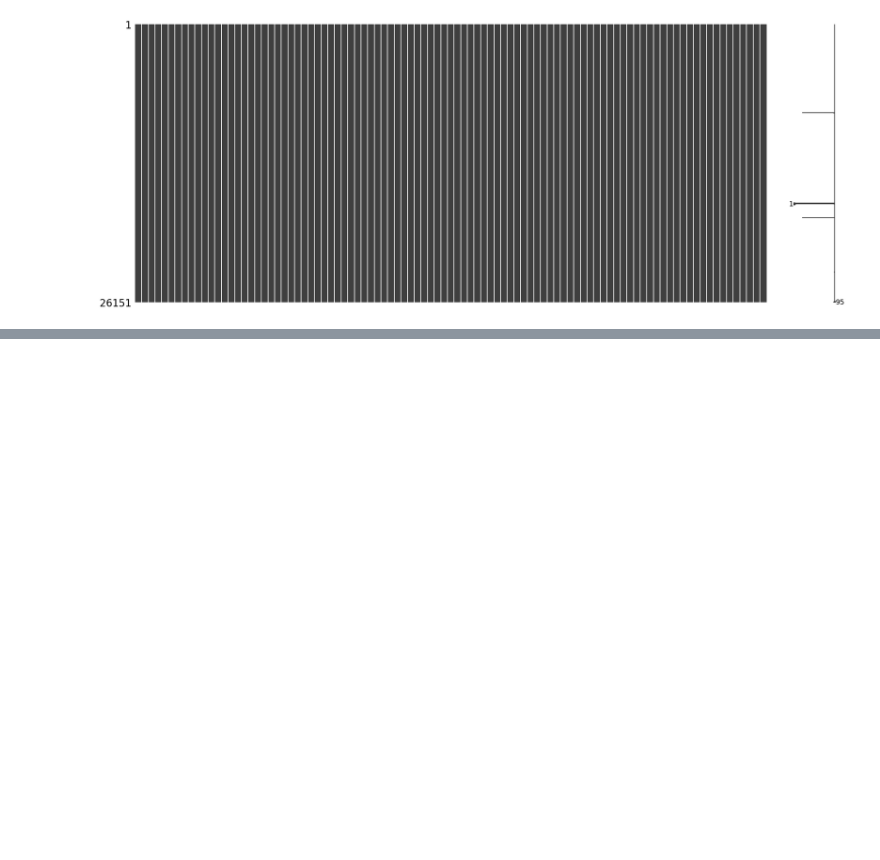
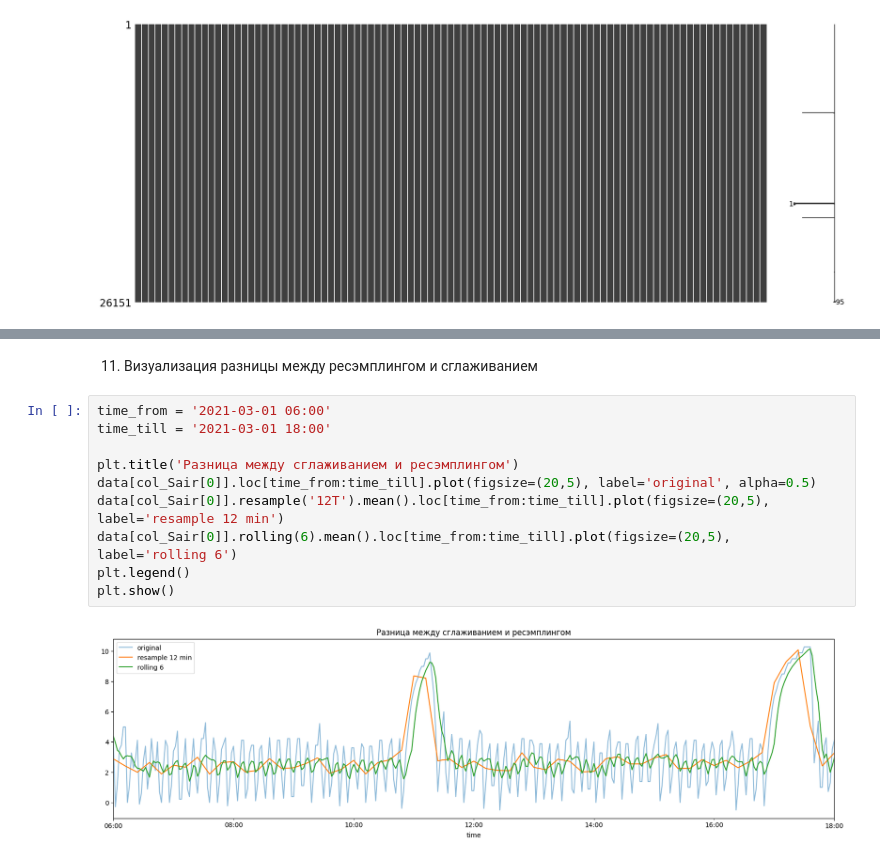
Before and after one commit to Lil-Poha/analise_data, a Jupyter notebook: 2_task/task2.ipynb, the cells around one changed output, grey strips where cells are left out. Drawn from its saved outputs; the diff is of its cells as text; blank space fills up the shorter version.

```diff
--- a/2_task/task2.ipynb
+++ b/2_task/task2.ipynb
@@ -127,0 +268,14 @@ Length: 95, dtype: int64
+# %% [markdown]
+11. Визуализация разницы между ресэмплингом и сглаживанием
+# %%
+time_from = '2021-03-01 06:00'
+time_till = '2021-03-01 18:00'
+
+plt.title('Разница между сглаживанием и ресэмплингом')
+data[col_Sair[0]].loc[time_from:time_till].plot(figsize=(20,5), label='original', alpha=0.5)
+data[col_Sair[0]].resample('12T').mean().loc[time_from:time_till].plot(figsize=(20,5), label='resample 12 min')
+data[col_Sair[0]].rolling(6).mean().loc[time_from:time_till].plot(figsize=(20,5), label='rolling 6')
+plt.legend()
+plt.show()
+# %% [output]
+[figure, added]
```
Also changed, not shown: parts of 35 cells of this notebook.
